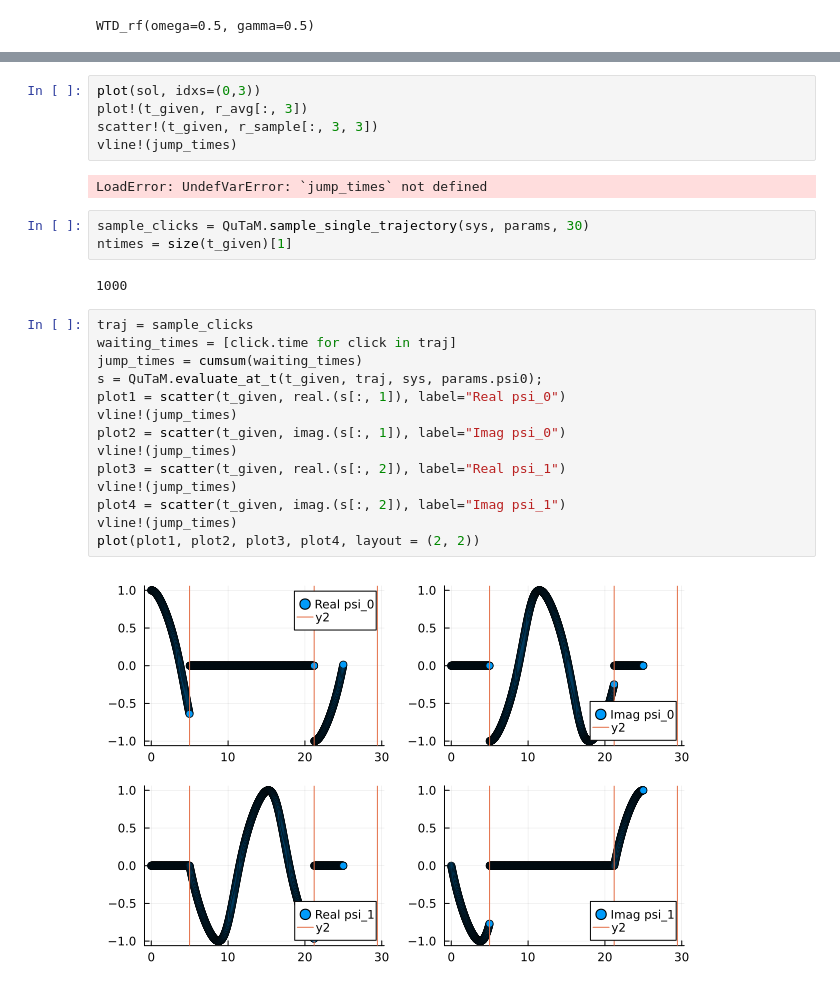
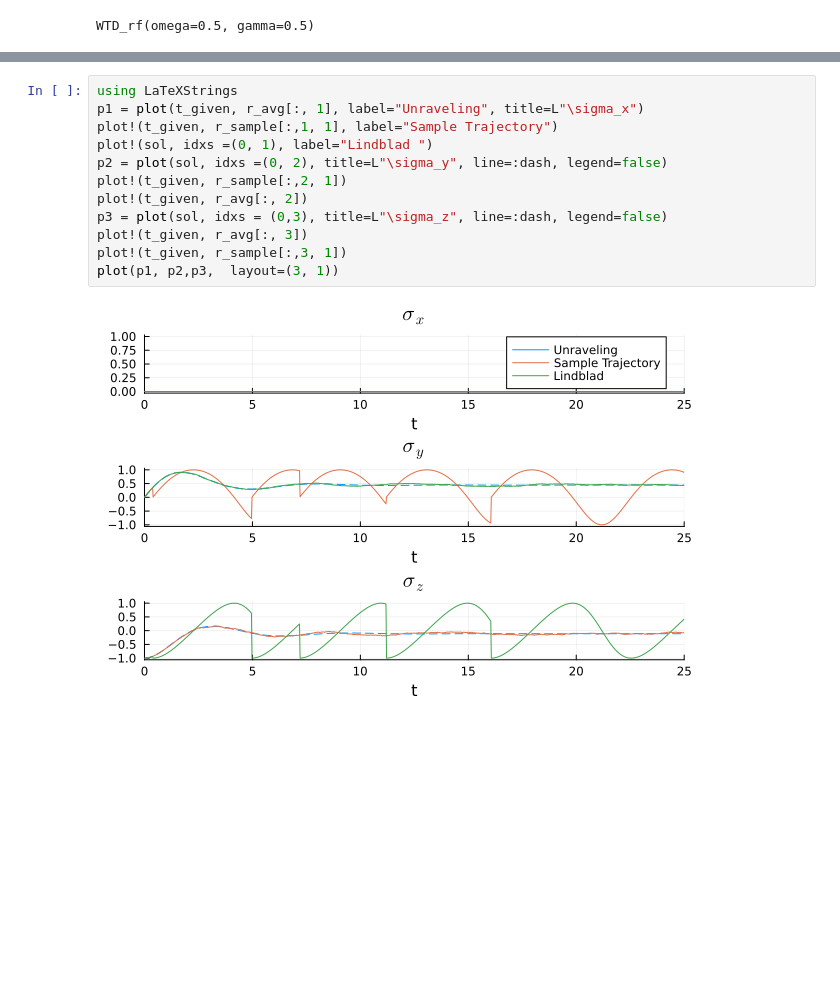
Before and after one commit to Ste1nb0cK/QuTaM.jl, a Jupyter notebook: Gillipsie.ipynb, the cells around one changed output, grey strips where cells are left out. Drawn from its saved outputs; the diff is of its cells as text; blank space fills up the shorter version.

```diff
--- a/Gillipsie.ipynb
+++ b/Gillipsie.ipynb
@@ -187,28 +228,14 @@ plot!(t_given, Distributions.pdf.(f, t_given), label="Analytical")
 # %%
-plot(sol, idxs=(0,3))
+using LaTeXStrings
+p1 = plot(t_given, r_avg[:, 1], label="Unraveling", title=L"\sigma_x")
+plot!(t_given, r_sample[:,1, 1], label="Sample Trajectory")
+plot!(sol, idxs =(0, 1), label="Lindblad ")
+p2 = plot(sol, idxs =(0, 2), title=L"\sigma_y", line=:dash, legend=false)
+plot!(t_given, r_sample[:,2, 1])
+plot!(t_given, r_avg[:, 2])
+p3 = plot(sol, idxs = (0,3), title=L"\sigma_z", line=:dash, legend=false)
 plot!(t_given, r_avg[:, 3])
-scatter!(t_given, r_sample[:, 3, 3])
-vline!(jump_times)
+plot!(t_given, r_sample[:,3, 1])
+plot(p1, p2,p3,  layout=(3, 1))
 # %% [output]
-LoadError: UndefVarError: `jump_times` not defined
+[figure, added]
-# %%
-sample_clicks = QuTaM.sample_single_trajectory(sys, params, 30)
-ntimes = size(t_given)[1]
-# %% [output]
-1000
-# %%
-traj = sample_clicks
-waiting_times = [click.time for click in traj]
-jump_times = cumsum(waiting_times)
-s = QuTaM.evaluate_at_t(t_given, traj, sys, params.psi0);
-plot1 = scatter(t_given, real.(s[:, 1]), label="Real psi_0")
-vline!(jump_times)
-plot2 = scatter(t_given, imag.(s[:, 1]), label="Imag psi_0")
-vline!(jump_times)
-plot3 = scatter(t_given, real.(s[:, 2]), label="Real psi_1")
-vline!(jump_times)
-plot4 = scatter(t_given, imag.(s[:, 2]), label="Imag psi_1")
-vline!(jump_times)
-plot(plot1, plot2, plot3, plot4, layout = (2, 2))
-# %% [output]
-[figure, removed]
```
Also changed, not shown: parts of 10 cells of this notebook, 7 other files.
